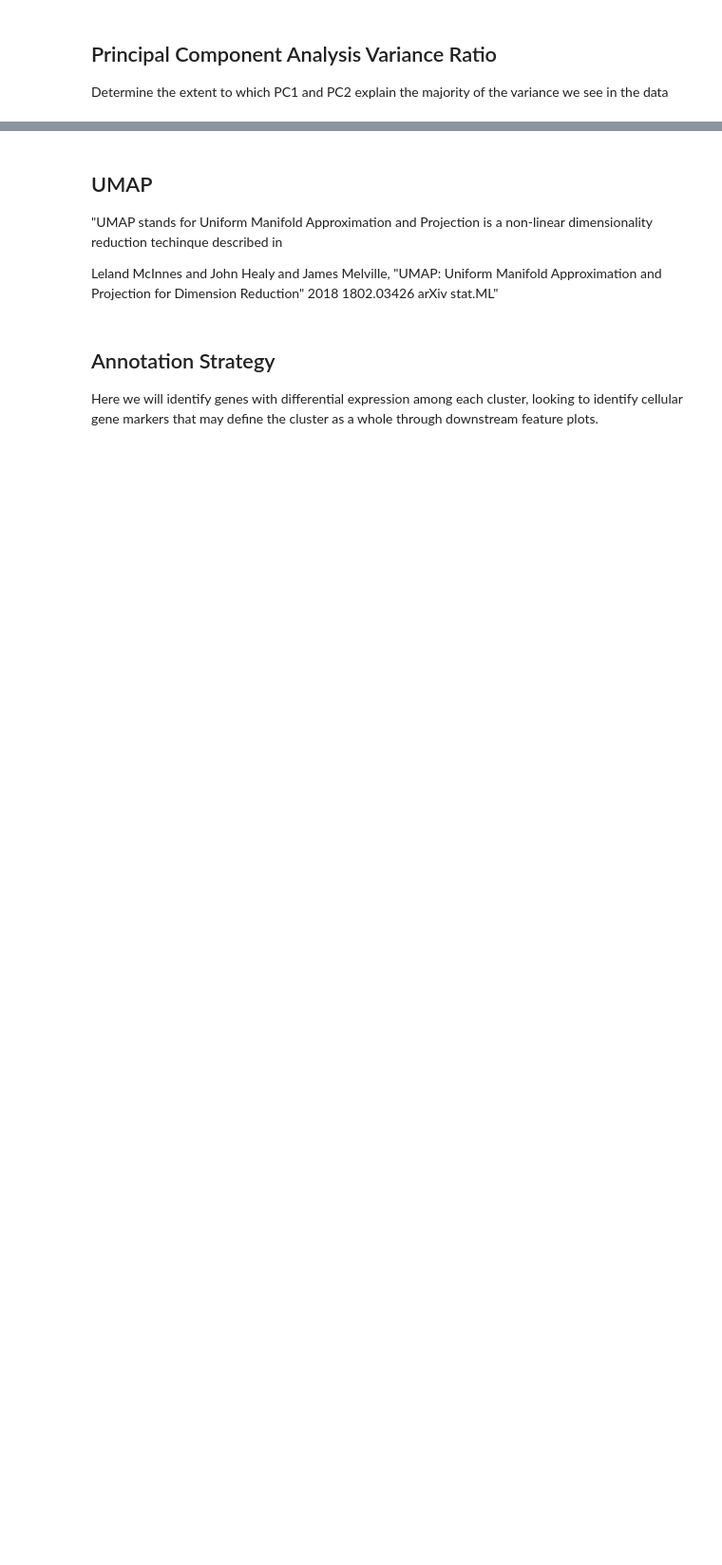
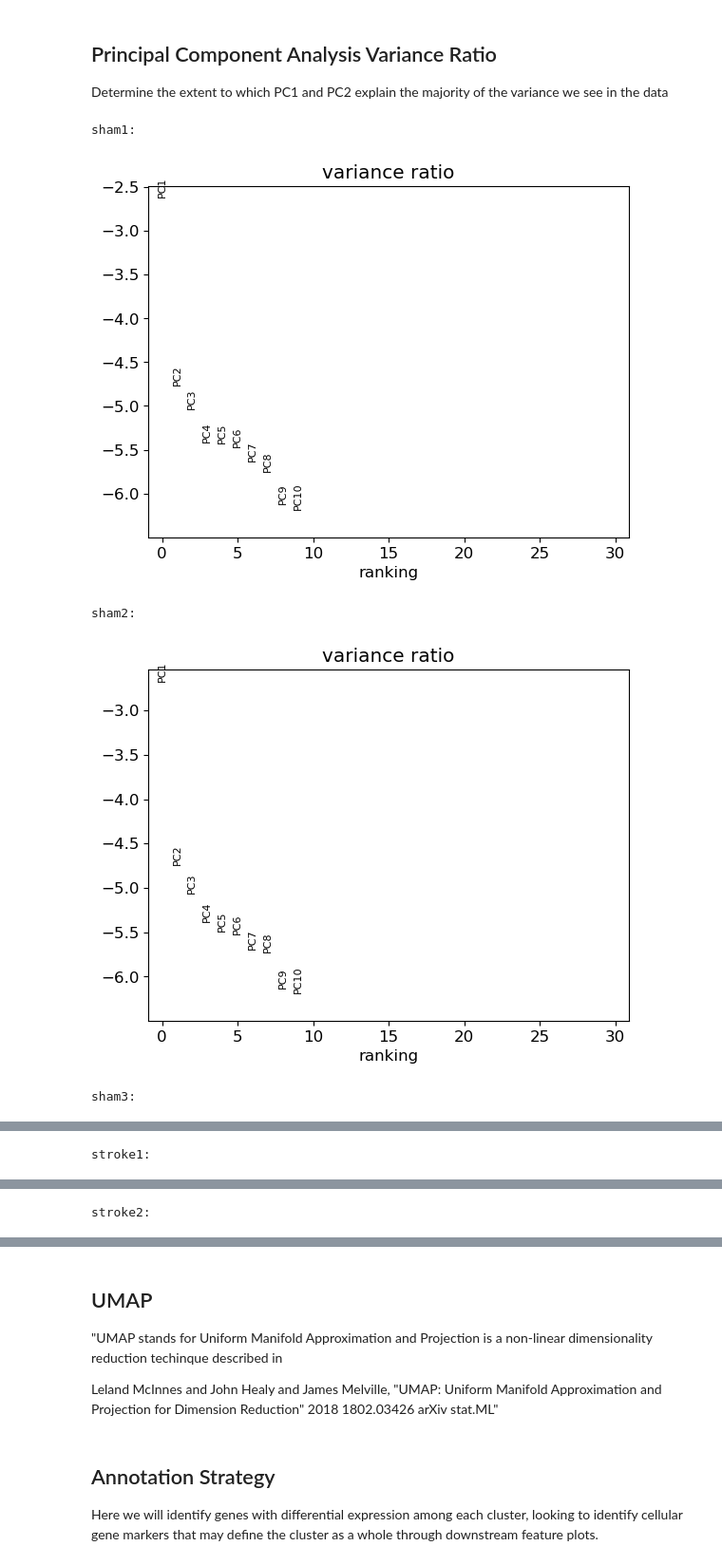
Before and after one commit to owenzel/neuro120-project, a Jupyter notebook: Stroke.ipynb, the cells around one changed output, grey strips where cells are left out. Shown at 95% size. Saved outputs shown, nothing was run; the diff lists cells and outputs as text; code cells hidden in the pictures; blank space fills up the shorter version.

```diff
--- a/Stroke.ipynb
+++ b/Stroke.ipynb
@@ -360,16 +358,12 @@ sc.pl.pca(adata_stroke1, color='louvain', ax=ax)
 ## Principal Component Analysis Variance Ratio
 Determine the extent to which PC1 and PC2 explain the majority of the variance we see in the data
 # %%
-# identify highly variable genes
-# sc.pp.highly_variable_genes(adata_stroke1, min_mean=0.01, max_mean=8, min_disp=1, n_top_genes=2000, flavor="cell_ranger", n_bins=20)
-
-# add data structure to adata_stroke1
-# sc.pl.highly_variable_genes(adata_stroke1)
-
-# print(adata_stroke1)
-
-# sc.tl.pca(adata_stroke1, svd_solver='arpack', mask_var="highly_variable")
-
-# sc.pl.pca(adata_stroke1)
-
-sc.pl.pca_variance_ratio(adata_stroke1, log=True)
+for (key, value) in data_mtx.items():
+    print(f"{key}:")
+    sc.pl.pca_variance_ratio(value, log=True)
+# %% [output]
+sham1:
+[figure, added]
+sham2:
+[figure, added]
+sham3:
@@ -375,0 +371 @@ sc.pl.pca_variance_ratio(adata_stroke1, log=True)
+stroke1:
@@ -375,0 +373 @@ sc.pl.pca_variance_ratio(adata_stroke1, log=True)
+stroke2:
```
Also changed, not shown: parts of 7 cells of this notebook.
